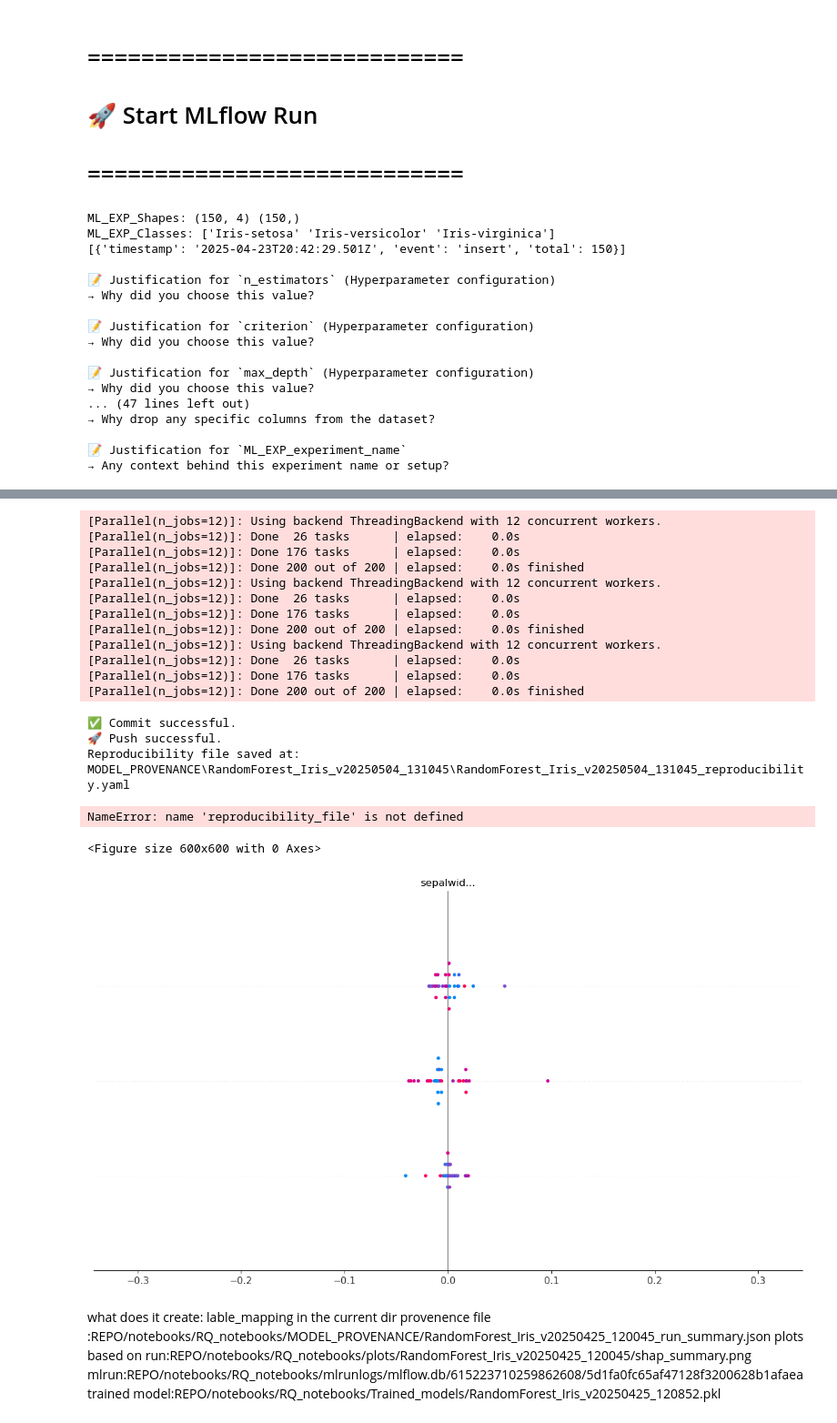
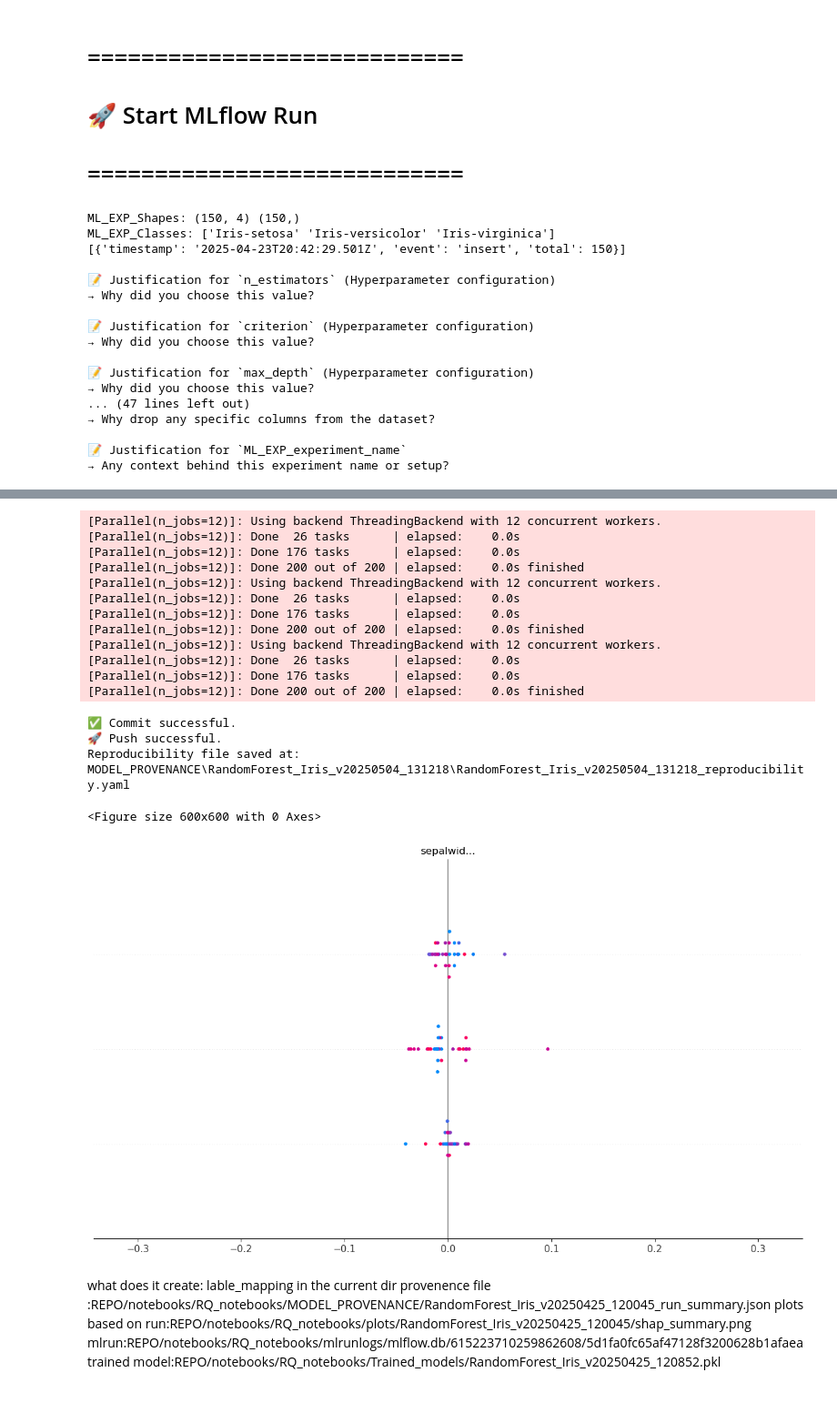
Before and after one commit to reema-dass26/REPO, a Jupyter notebook: notebooks/RQ_notebooks/RQ1_2_4.ipynb, the cells around one changed output, grey strips where cells are left out. Shown at 91% size. Saved outputs shown, nothing was run; the diff lists cells and outputs as text; code cells hidden in the pictures.

Commit message:
Auto commit after successful training

```diff
--- a/notebooks/RQ_notebooks/RQ1_2_4.ipynb
+++ b/notebooks/RQ_notebooks/RQ1_2_4.ipynb
@@ -1199,37 +1199,51 @@ with mlflow.start_run() as run:
 
 
 
-   repro_yaml_path = generate_reproducibility_yaml(
-    model_name=model_name,
-    dataset_name="Iris",
-    dataset_version="1.0.0",
-    hyperparams=ML_EXP_hyperparams,
-    metrics={
-        "accuracy": acc,
-        "f1_macro": f1,
-        "precision_macro": prec,
-        "recall_macro": rec,
-        "roc_auc": auc
-    },
-    git_commit=sha,
-    run_id=run.info.run_id
-)
-    print("Reproducibility file saved at:", repro_yaml_path)
+   # ✅ Create reproducibility YAML dictionary manually
+    repro_data = {
+        "model_name": model_name,
+        "dataset": {
+            "name": "Iris",
+            "version": "1.0.0"
+        },
+        "hyperparameters": ML_EXP_hyperparams,
+        "evaluation_metrics": {
+            "accuracy": acc,
+            "f1_macro": f1,
+            "precision_macro": prec,
+            "recall_macro": rec,
+            "roc_auc": auc
+        },
+        "git_commit": sha,
+        "mlflow_run_id": run.info.run_id
+    }
 
-    # ✅ Log YAML
-    mlflow.log_artifact(repro_yaml_path, artifact_path="run_summaries")
-
-    # ✅ Save and log JSON summary
+    # ✅ Save both YAML and JSON summary to disk
     summary_dir = os.path.join(os.getcwd(), "MODEL_PROVENANCE", model_name)
     os.makedirs(summary_dir, exist_ok=True)
 
-    summary_filename   = f"{model_name}_run_summary.json"
+    # Repro YAML
+    repro_yaml_path = os.path.join(summary_dir, f"{model_name}_reproducibility.yaml")
+    with open(repro_yaml_path, "w", encoding="utf-8") as f:
+        yaml.dump(repro_data, f, sort_keys=False)
+
+    # ✅ Log reproducibility YAML
+    mlflow.log_artifact(repro_yaml_path, artifact_path="run_summaries")
+    print("📁 Reproducibility YAML logged at:", repro_yaml_path)
+
+    # Run summary JSON
+    summary_filename = f"{model_name}_run_summary.json"
     summary_local_path = os.path.join(summary_dir, summary_filename)
-
     with open(summary_local_path, "w", encoding="utf-8") as f:
         json.dump(summary, f, indent=2)
 
+    # ✅ Log summary JSON
     mlflow.log_artifact(summary_local_path, artifact_path="run_summaries")
+    print("📁 Run summary JSON logged at:", summary_local_path)
+
+    # ✅ End MLflow run
+    end_time = datetime.now().isoformat()
+    mlflow.set_tag("PROV_endedAtTime", end_time)
     mlflow.end_run()
 # %% [output]
 ML_EXP_Shapes: (150, 4) (150,)
@@ -1255,35 +1269,34 @@ ML_EXP_Classes: ['Iris-setosa' 'Iris-versicolor' 'Iris-virginica']
 [Parallel(n_jobs=-1)]: Done 200 out of 200 | elapsed:    0.2s finished
 [Parallel(n_jobs=12)]: Using backend ThreadingBackend with 12 concurrent workers.
 [Parallel(n_jobs=12)]: Done  26 tasks      | elapsed:    0.0s
 [Parallel(n_jobs=12)]: Done 176 tasks      | elapsed:    0.0s
 [Parallel(n_jobs=12)]: Done 200 out of 200 | elapsed:    0.0s finished
 [Parallel(n_jobs=12)]: Using backend ThreadingBackend with 12 concurrent workers.
 [Parallel(n_jobs=12)]: Done  26 tasks      | elapsed:    0.0s
 [Parallel(n_jobs=12)]: Done 176 tasks      | elapsed:    0.0s
 [Parallel(n_jobs=12)]: Done 200 out of 200 | elapsed:    0.0s finished
 ... (8 lines left out)
 [Parallel(n_jobs=12)]: Using backend ThreadingBackend with 12 concurrent workers.
 [Parallel(n_jobs=12)]: Done  26 tasks      | elapsed:    0.0s
 [Parallel(n_jobs=12)]: Done 176 tasks      | elapsed:    0.0s
 [Parallel(n_jobs=12)]: Done 200 out of 200 | elapsed:    0.0s finished
 [Parallel(n_jobs=12)]: Using backend ThreadingBackend with 12 concurrent workers.
 [Parallel(n_jobs=12)]: Done  26 tasks      | elapsed:    0.0s
 [Parallel(n_jobs=12)]: Done 176 tasks      | elapsed:    0.0s
 [Parallel(n_jobs=12)]: Done 200 out of 200 | elapsed:    0.0s finished
 [Parallel(n_jobs=12)]: Using backend ThreadingBackend with 12 concurrent workers.
 [Parallel(n_jobs=12)]: Done  26 tasks      | elapsed:    0.0s
 [Parallel(n_jobs=12)]: Done 176 tasks      | elapsed:    0.0s
 [Parallel(n_jobs=12)]: Done 200 out of 200 | elapsed:    0.0s finished
 [Parallel(n_jobs=12)]: Using backend ThreadingBackend with 12 concurrent workers.
 [Parallel(n_jobs=12)]: Done  26 tasks      | elapsed:    0.0s
 [Parallel(n_jobs=12)]: Done 176 tasks      | elapsed:    0.0s
 [Parallel(n_jobs=12)]: Done 200 out of 200 | elapsed:    0.0s finished
 ✅ Commit successful.
 🚀 Push successful.
-Reproducibility file saved at: MODEL_PROVENANCE\RandomForest_Iris_v20250504_131045\RandomForest_Iris_v20250504_131045_reproducibility.yaml
+Reproducibility file saved at: MODEL_PROVENANCE\RandomForest_Iris_v20250504_131218\RandomForest_Iris_v20250504_131218_reproducibility.yaml
-NameError: name 'reproducibility_file' is not defined
+<Figure size 600x600 with 0 Axes>
-<Figure size 600x600 with 0 Axes>
-[figure, old version]
+[figure, new version]
 # %% [markdown]
 what does it create:
 lable_mapping in the current dir
```
Also changed, not shown: parts of 1 cell of this notebook, 12 other files.
